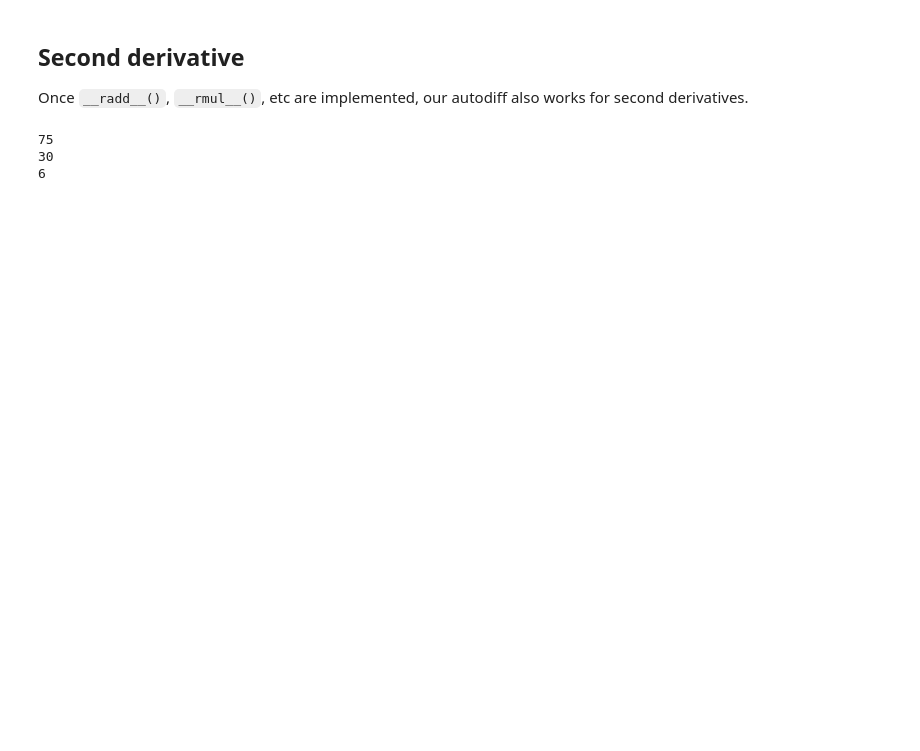
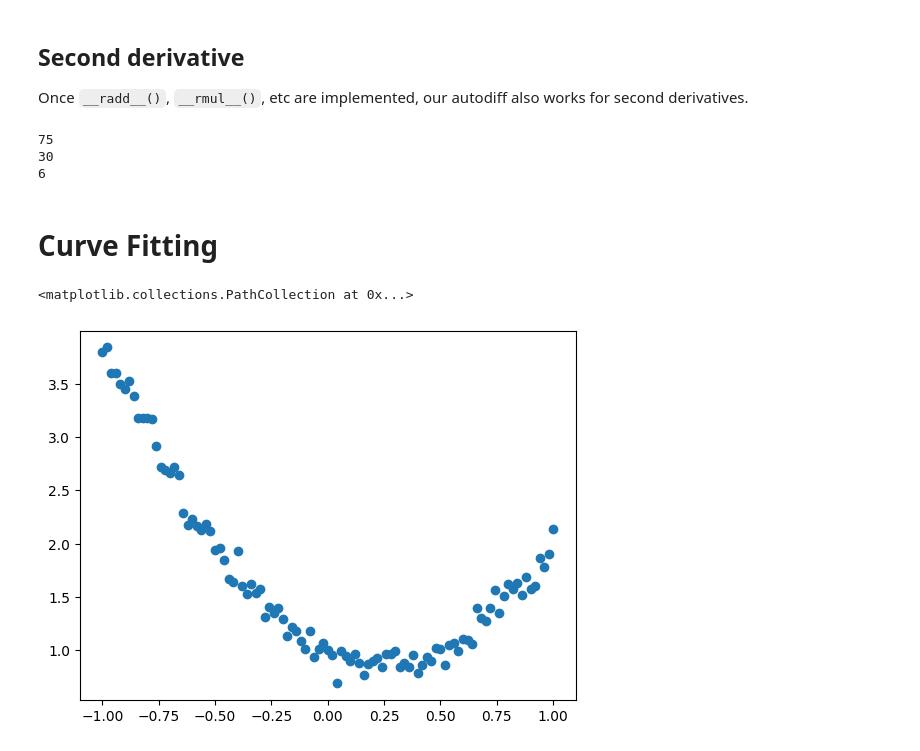
Before and after one commit to rndsrc/dl, a Jupyter notebook: ad-gd.ipynb, the cells around one changed output. Drawn from its saved outputs; the diff is of its cells as text; code cells hidden in the pictures; blank space fills up the shorter version.

Commit message:
Add chi^2 fitting

```diff
--- a/ad-gd.ipynb
+++ b/ad-gd.ipynb
@@ -280,3 +322,15 @@ print(ddf(5))
 75
 30
 6
+# %% [markdown]
+# Curve Fitting
+# %%
+from random import gauss
+
+X = [i * 0.02 - 1 for i in range(101)]
+Y = [1 - x + 2 * x**2 + gauss(0, 0.1) for x in X]
+
+plt.scatter(X, Y)
+# %% [output]
+<matplotlib.collections.PathCollection at 0x...>
+[figure, added]
```
Also changed, not shown: parts of 10 cells of this notebook.
